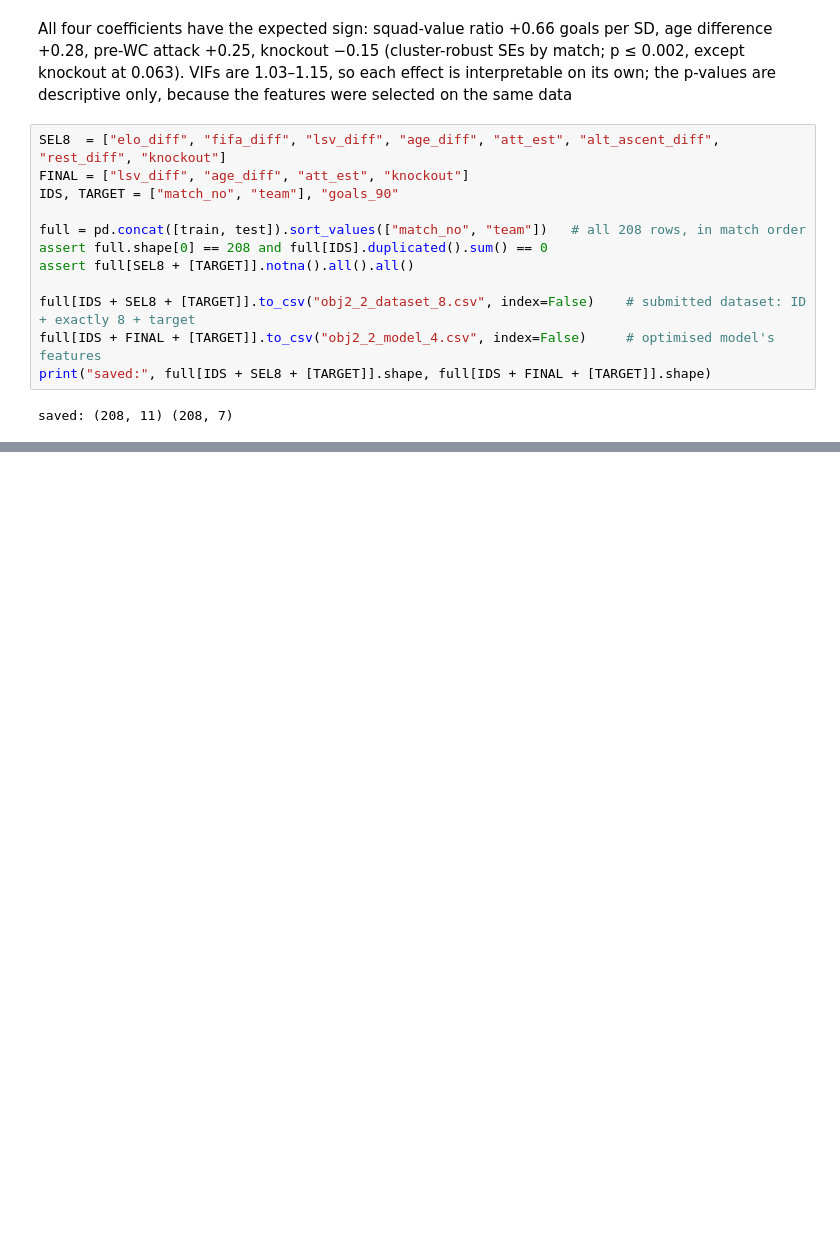
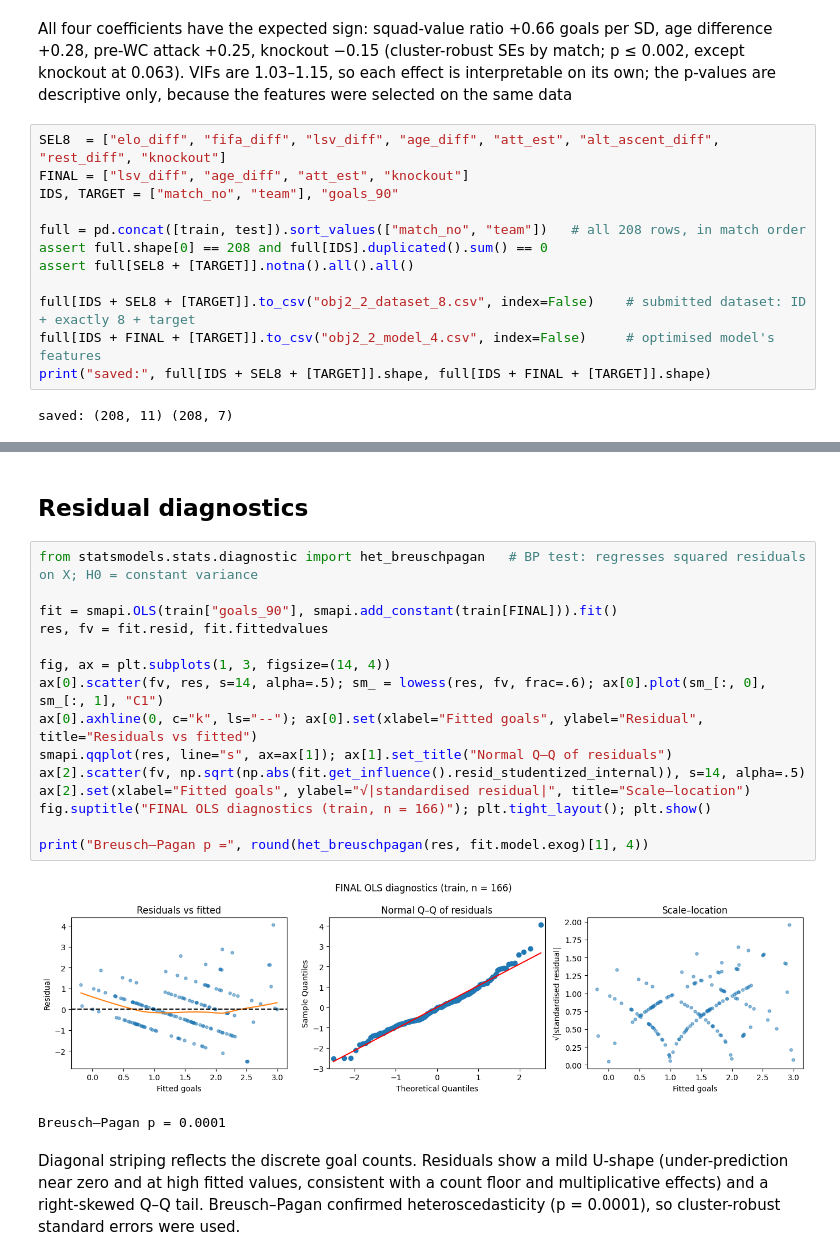
Before and after one commit to birat-timsina/HIT140_Group81, a Jupyter notebook: Assignment-3/Obj2.2/Obj2.2_model.ipynb, the cells around one changed output, grey strips where cells are left out. Drawn from its saved outputs; the diff is of its cells as text; blank space fills up the shorter version.

```diff
--- a/Assignment-3/Obj2.2/Obj2.2_model.ipynb
+++ b/Assignment-3/Obj2.2/Obj2.2_model.ipynb
@@ -838,0 +1146,22 @@ saved: (208, 11) (208, 7)
+# %% [markdown]
+## Residual diagnostics
+# %%
+from statsmodels.stats.diagnostic import het_breuschpagan   # BP test: regresses squared residuals on X; H0 = constant variance
+
+fit = smapi.OLS(train["goals_90"], smapi.add_constant(train[FINAL])).fit()
+res, fv = fit.resid, fit.fittedvalues
+
+fig, ax = plt.subplots(1, 3, figsize=(14, 4))
+ax[0].scatter(fv, res, s=14, alpha=.5); sm_ = lowess(res, fv, frac=.6); ax[0].plot(sm_[:, 0], sm_[:, 1], "C1")
+ax[0].axhline(0, c="k", ls="--"); ax[0].set(xlabel="Fitted goals", ylabel="Residual", title="Residuals vs fitted")
+smapi.qqplot(res, line="s", ax=ax[1]); ax[1].set_title("Normal Q–Q of residuals")
+ax[2].scatter(fv, np.sqrt(np.abs(fit.get_influence().resid_studentized_internal)), s=14, alpha=.5)
+ax[2].set(xlabel="Fitted goals", ylabel="√|standardised residual|", title="Scale–location")
+fig.suptitle("FINAL OLS diagnostics (train, n = 166)"); plt.tight_layout(); plt.show()
+
+print("Breusch–Pagan p =", round(het_breuschpagan(res, fit.model.exog)[1], 4))
+# %% [output]
+[figure, added]
+Breusch–Pagan p = 0.0001
+# %% [markdown]
+Diagonal striping reflects the discrete goal counts. Residuals show a mild U-shape (under-prediction near zero and at high fitted values, consistent with a count floor and multiplicative effects) and a right-skewed Q–Q tail. Breusch–Pagan confirmed heteroscedasticity (p = 0.0001), so cluster-robust standard errors were used.
```
Also changed, not shown: parts of 30 cells of this notebook.
